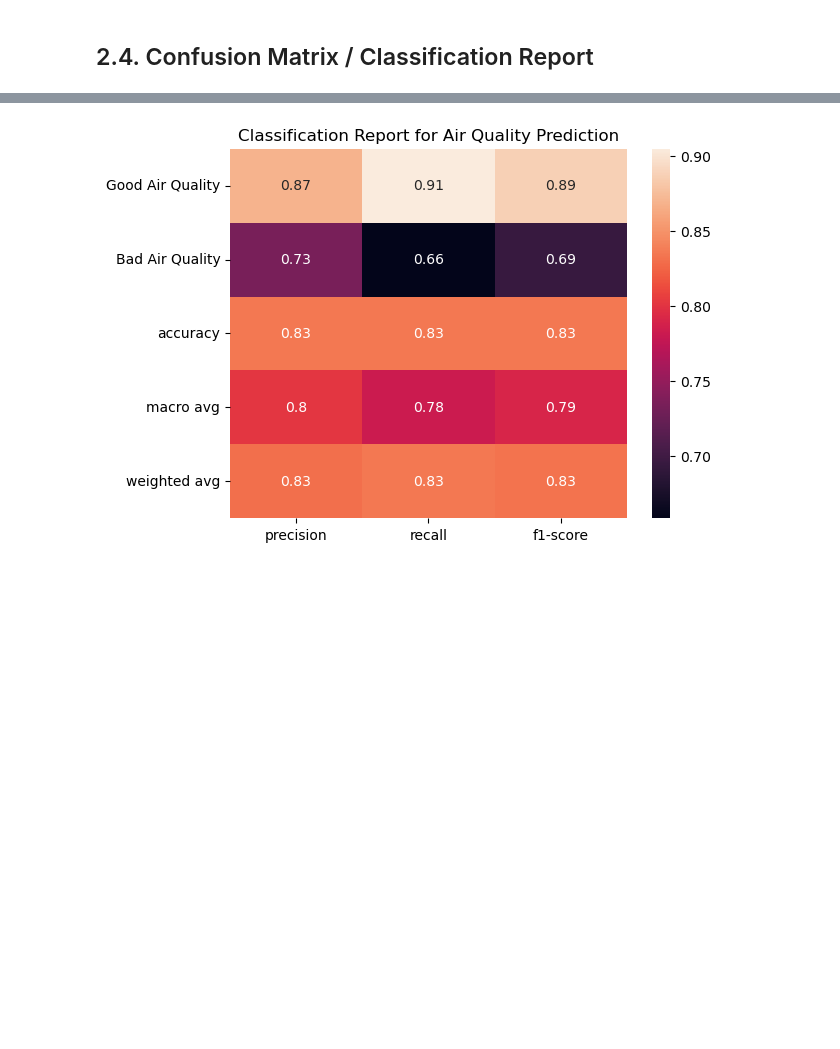
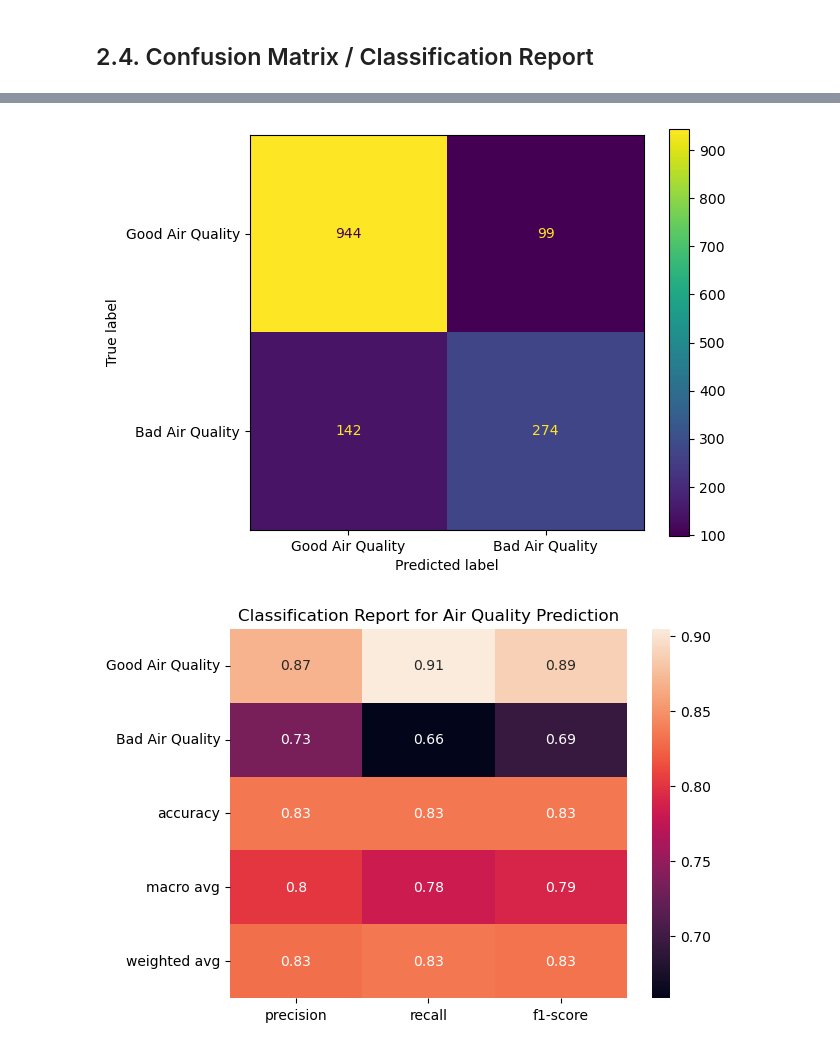
Before and after one commit to johnwslee/fine_dust_analysis_2, a Jupyter notebook: notebooks/2_1d_CNN_model_evaluation.ipynb, the cells around one changed output, grey strips where cells are left out. Cells and saved outputs as stored; diff of their text form; code cells hidden in the pictures; blank space fills up the shorter version.

```diff
--- a/notebooks/2_1d_CNN_model_evaluation.ipynb
+++ b/notebooks/2_1d_CNN_model_evaluation.ipynb
@@ -197,3 +203,16 @@ array([[944,  99],
+# %%
+cm_display = ConfusionMatrixDisplay(
+    confusion_matrix=cm,
+    display_labels=["Good Air Quality", "Bad Air Quality"],
+)
+
+cm_display.plot()
+plt.tight_layout()
+fig = plt.gcf()
+fig.savefig("../img/confusion_matrix.png")
+plt.show()
+# %% [output]
+[figure, added]
 # %%
 target_names = ["Good Air Quality", "Bad Air Quality"]
 clf_report = classification_report(
```
Also changed, not shown: parts of 9 cells of this notebook, 6 other files.
